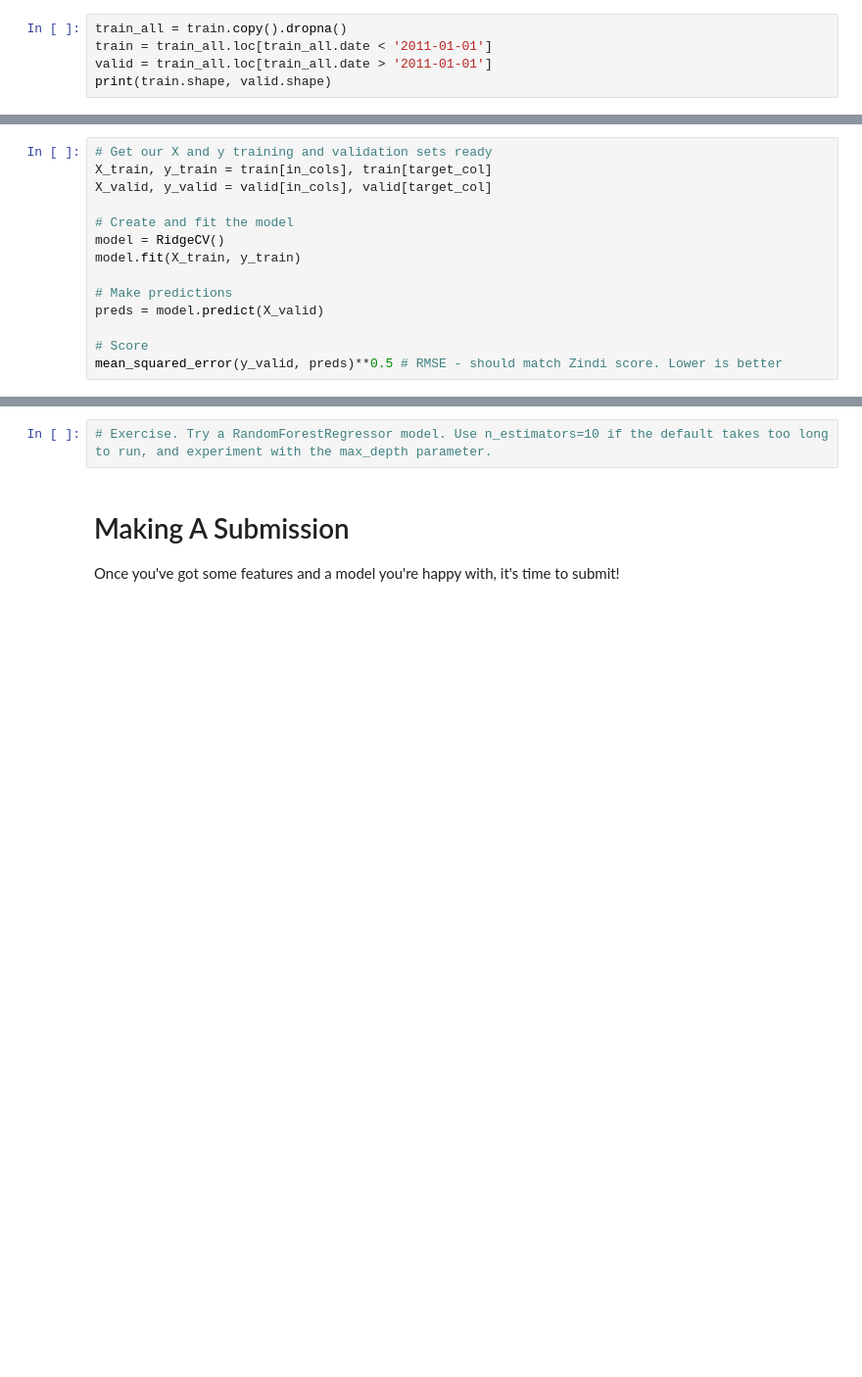
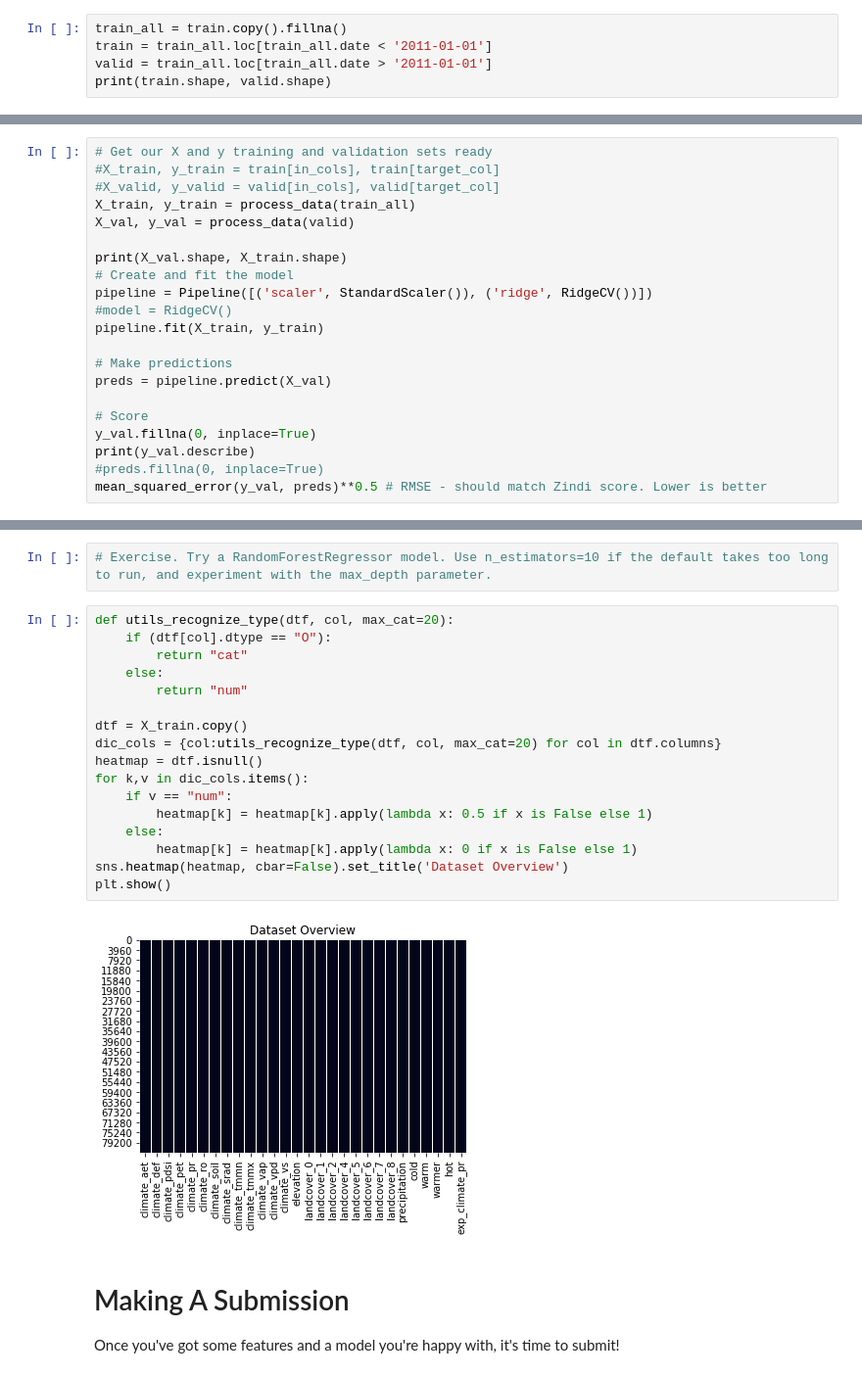
Before and after one commit to boladjivinny/fire-prediction, a Jupyter notebook: FirePrediction.ipynb, the cells around one changed output, grey strips where cells are left out. Shown at 98% size. Drawn from its saved outputs; the diff is of its cells as text; blank space fills up the shorter version.

```diff
--- a/FirePrediction.ipynb
+++ b/FirePrediction.ipynb
@@ -111,7 +164,7 @@ train.groupby('date').mean().reset_index().plot(y='precipitation', x='date', ax=
 
 We don't want to just split randomly - this would give us artificially high scores. Instead, let's use the last 3 years of the dataset for validation to more closely match the test configuration.
 # %%
-train_all = train.copy().dropna()
+train_all = train.copy().fillna()
 train = train_all.loc[train_all.date < '2011-01-01']
 valid = train_all.loc[train_all.date > '2011-01-01']
 print(train.shape, valid.shape)
@@ -131,16 +184,23 @@ in_cols = ['climate_aet', 'climate_def',
 target_col = 'burn_area'
 # %%
 # Get our X and y training and validation sets ready
-X_train, y_train = train[in_cols], train[target_col]
-X_valid, y_valid = valid[in_cols], valid[target_col]
+#X_train, y_train = train[in_cols], train[target_col]
+#X_valid, y_valid = valid[in_cols], valid[target_col]
+X_train, y_train = process_data(train_all)
+X_val, y_val = process_data(valid)
 
+print(X_val.shape, X_train.shape)
 # Create and fit the model
-model = RidgeCV()
-model.fit(X_train, y_train)
+pipeline = Pipeline([('scaler', StandardScaler()), ('ridge', RidgeCV())])
+#model = RidgeCV()
+pipeline.fit(X_train, y_train)
 
 # Make predictions
-preds = model.predict(X_valid)
+preds = pipeline.predict(X_val)
 
 # Score
-mean_squared_error(y_valid, preds)**0.5 # RMSE - should match Zindi score. Lower is better
+y_val.fillna(0, inplace=True)
+print(y_val.describe)
+#preds.fillna(0, inplace=True)
+mean_squared_error(y_val, preds)**0.5 # RMSE - should match Zindi score. Lower is better
 # %% [output]
@@ -148,5 +242,24 @@ mean_squared_error(y_valid, preds)**0.5 # RMSE - should match Zindi score. Lower
 # %%
 # Exercise. Try a RandomForestRegressor model. Use n_estimators=10 if the default takes too long to run, and experiment with the max_depth parameter.
+# %%
+def utils_recognize_type(dtf, col, max_cat=20):
+    if (dtf[col].dtype == "O"):
+        return "cat"
+    else:
+        return "num"
+
+dtf = X_train.copy()
+dic_cols = {col:utils_recognize_type(dtf, col, max_cat=20) for col in dtf.columns}
+heatmap = dtf.isnull()
+for k,v in dic_cols.items():
+    if v == "num":
+        heatmap[k] = heatmap[k].apply(lambda x: 0.5 if x is False else 1)
+    else:
+        heatmap[k] = heatmap[k].apply(lambda x: 0 if x is False else 1)
+sns.heatmap(heatmap, cbar=False).set_title('Dataset Overview')
+plt.show()
+# %% [output]
+[figure, added]
 # %% [markdown]
 # Making A Submission
 
```
Also changed, not shown: parts of 9 cells of this notebook, 2 other files.
